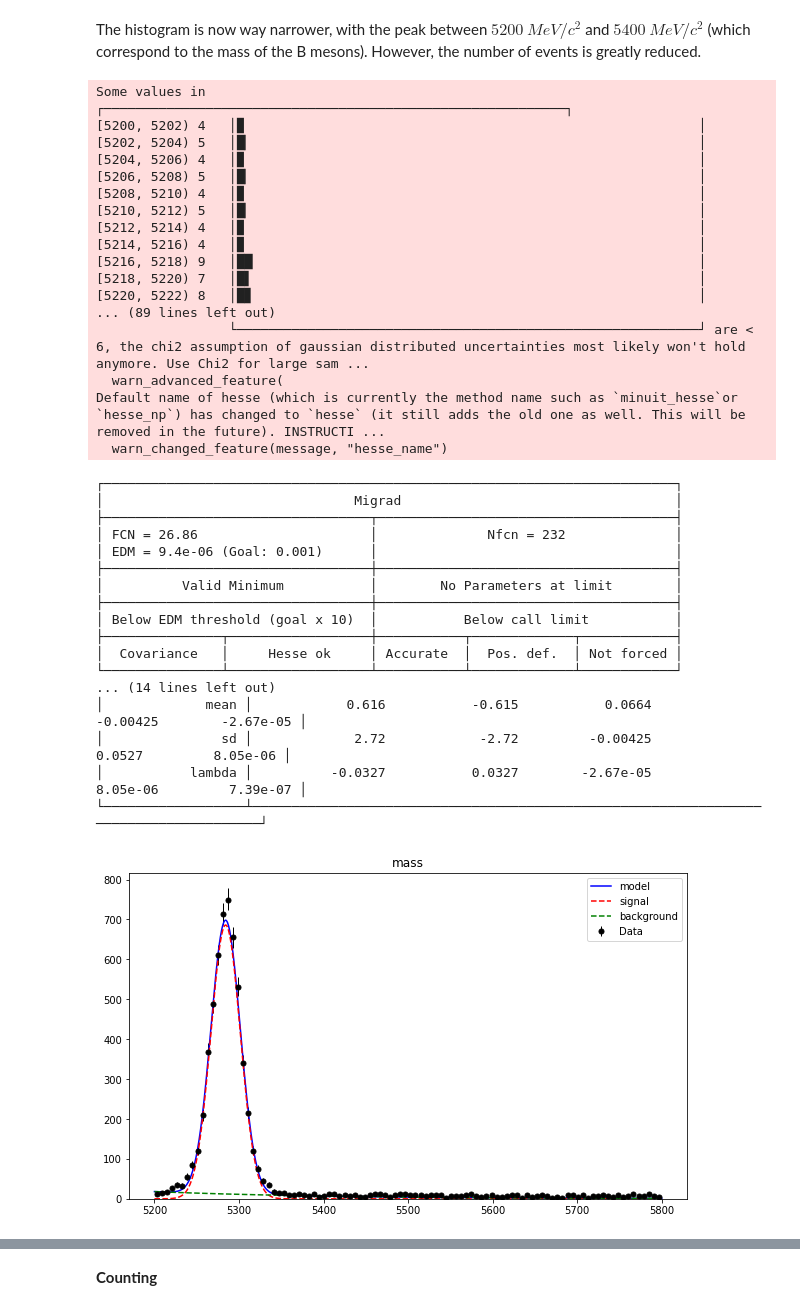
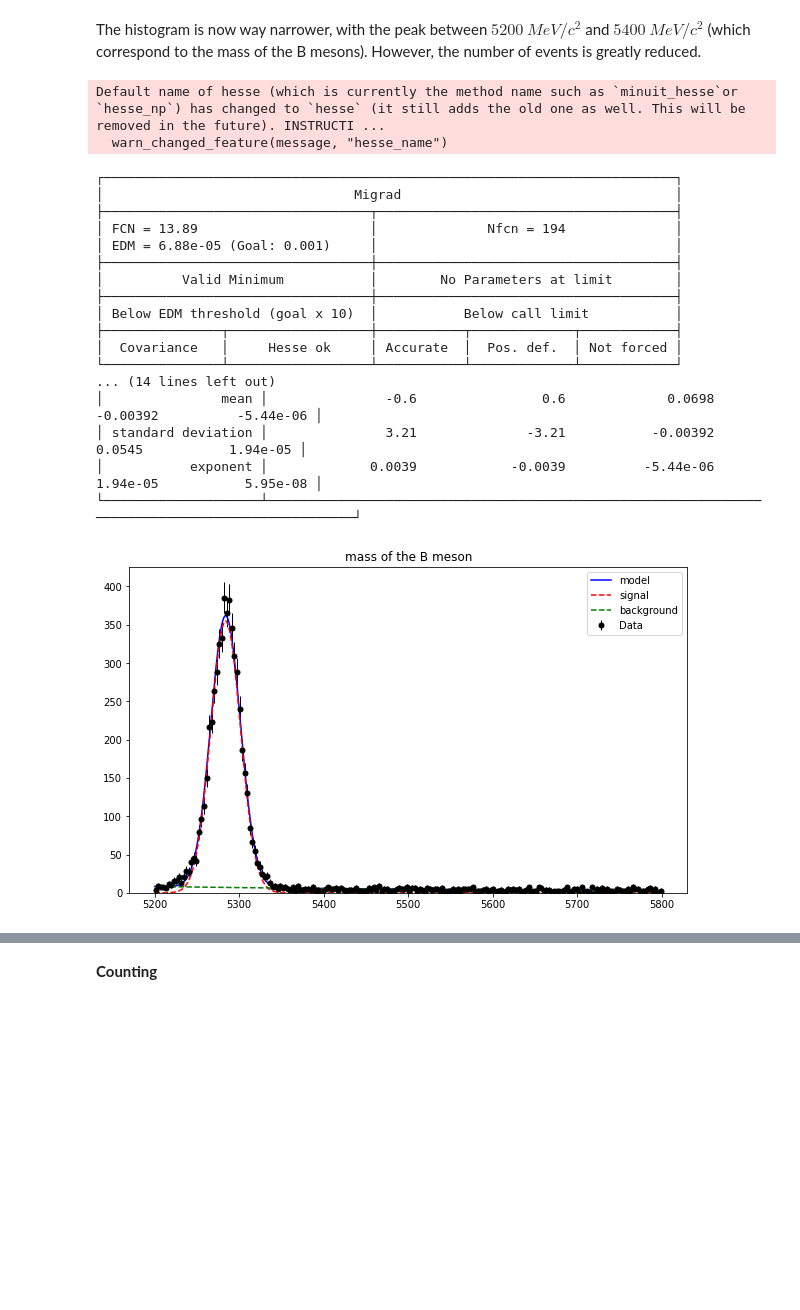
Before and after one commit to tsiligardi/PRA3024-Analysis-of-big-data-in-physics, a Jupyter notebook: LHCb_no_root_ipynb_final.ipynb, the cells around one changed output, grey strips where cells are left out. Cells and saved outputs as stored; diff of their text form; code cells hidden in the pictures; blank space fills up the shorter version.

```diff
--- a/LHCb_no_root_ipynb_final.ipynb
+++ b/LHCb_no_root_ipynb_final.ipynb
@@ -265,63 +234,50 @@ import mplhep
 # %%
+#Note that this cell with raise an error if run multiple time because on how zfit save the parameters.
+#if that happens, please delete and restart the runtime.
+limits=(5200,5800)
 mass=zfit.Space("mass",limits=(5200,5800))
 data = zfit.Data.from_numpy(obs=mass, array=mass_mother_cut)#selecting the data in that range
 
 #signal
 gauss_mean=zfit.Parameter("mean",5300,5200,5600)
-gauss_width=zfit.Parameter("sd",15,10,20)
+gauss_width=zfit.Parameter("standard deviation",15,10,20)
 gauss_norm=zfit.Parameter("signal yield",len(data.to_pandas())/30, 0, len(data.to_pandas())*3)
 
 
 #background
-lam=zfit.Parameter("lambda",-0.02, -2, +2)
+lam=zfit.Parameter("exponent",-0.02, -2, +2)
 exp_norm=zfit.Parameter("background yield",len(data.to_pandas())/30, 0, len(data.to_pandas())*2)
 # %%
 #creating the model
-limits=(5200,5400)
-bins=100
+bins=200
 signal=zfit.pdf.Gauss(obs=mass, mu=gauss_mean, sigma=gauss_width).create_extended(gauss_norm)
 bckg=zfit.pdf.Exponential(lam, obs=mass).create_extended(exp_norm)
 
 model=zfit.pdf.SumPDF([signal,bckg])
 
 #getting the model
-result,chi2=getModel(model,data,title="mass",limits=limits,bins=bins)
+result,chi2=getModel(model,data,bins=bins,limits=limits,title="mass of the B meson")
 # %% [output]
-Some values in                  ┌───────────────────────────────────────────────────────────┐
-[5200, 5202) 4   │▉                                                          │
-[5202, 5204) 5   │█▏                                                         │
-[5204, 5206) 4   │▉                                                          │
-[5206, 5208) 5   │█▏                                                         │
-[5208, 5210) 4   │▉                                                          │
-[5210, 5212) 5   │█▏                                                         │
-[5212, 5214) 4   │▉                                                          │
-[5214, 5216) 4   │▉                                                          │
-[5216, 5218) 9   │██                                                         │
-[5218, 5220) 7   │█▌                                                         │
-[5220, 5222) 8   │█▊                                                         │
-... (89 lines left out)
-                 └───────────────────────────────────────────────────────────┘ are < 6, the chi2 assumption of gaussian distributed uncertainties most likely won't hold anymore. Use Chi2 for large sam ...
-  warn_advanced_feature(
 Default name of hesse (which is currently the method name such as `minuit_hesse`or `hesse_np`) has changed to `hesse` (it still adds the old one as well. This will be removed in the future). INSTRUCTI ...
   warn_changed_feature(message, "hesse_name")
 ┌─────────────────────────────────────────────────────────────────────────┐
 │                                Migrad                                   │
 ├──────────────────────────────────┬──────────────────────────────────────┤
-│ FCN = 26.86                      │              Nfcn = 232              │
-│ EDM = 9.4e-06 (Goal: 0.001)      │                                      │
+│ FCN = 13.89                      │              Nfcn = 194              │
+│ EDM = 6.88e-05 (Goal: 0.001)     │                                      │
 ├──────────────────────────────────┼──────────────────────────────────────┤
 │          Valid Minimum           │        No Parameters at limit        │
 ├──────────────────────────────────┼──────────────────────────────────────┤
 │ Below EDM threshold (goal x 10)  │           Below call limit           │
 ├───────────────┬──────────────────┼───────────┬─────────────┬────────────┤
 │  Covariance   │     Hesse ok     │ Accurate  │  Pos. def.  │ Not forced │
 └───────────────┴──────────────────┴───────────┴─────────────┴────────────┘
 ... (14 lines left out)
-│             mean │            0.616           -0.615           0.0664         -0.00425        -2.67e-05 │
-│               sd │             2.72            -2.72         -0.00425           0.0527         8.05e-06 │
-│           lambda │          -0.0327           0.0327        -2.67e-05         8.05e-06         7.39e-07 │
-└──────────────────┴──────────────────────────────────────────────────────────────────────────────────────┘
+│               mean │               -0.6                0.6             0.0698           -0.00392          -5.44e-06 │
+│ standard deviation │               3.21              -3.21           -0.00392             0.0545           1.94e-05 │
+│           exponent │             0.0039            -0.0039          -5.44e-06           1.94e-05           5.95e-08 │
+└────────────────────┴────────────────────────────────────────────────────────────────────────────────────────────────┘
-[figure, old version]
+[figure, new version]
 # %%
 print("signal yield: ",result[gauss_norm]["value"],"+/-",result[gauss_norm]['hesse']['error'])
 print("background yield: ",result[exp_norm]["value"],'+/-',result[exp_norm]['hesse']['error'])
```
Also changed, not shown: parts of 24 cells of this notebook.
